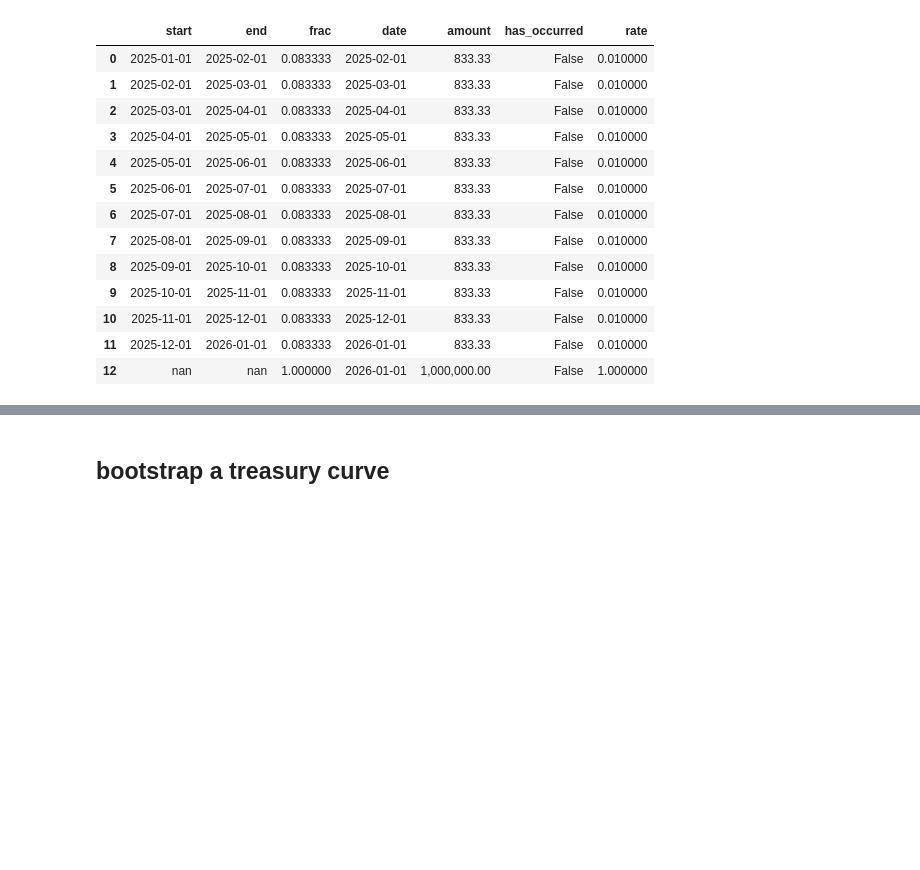
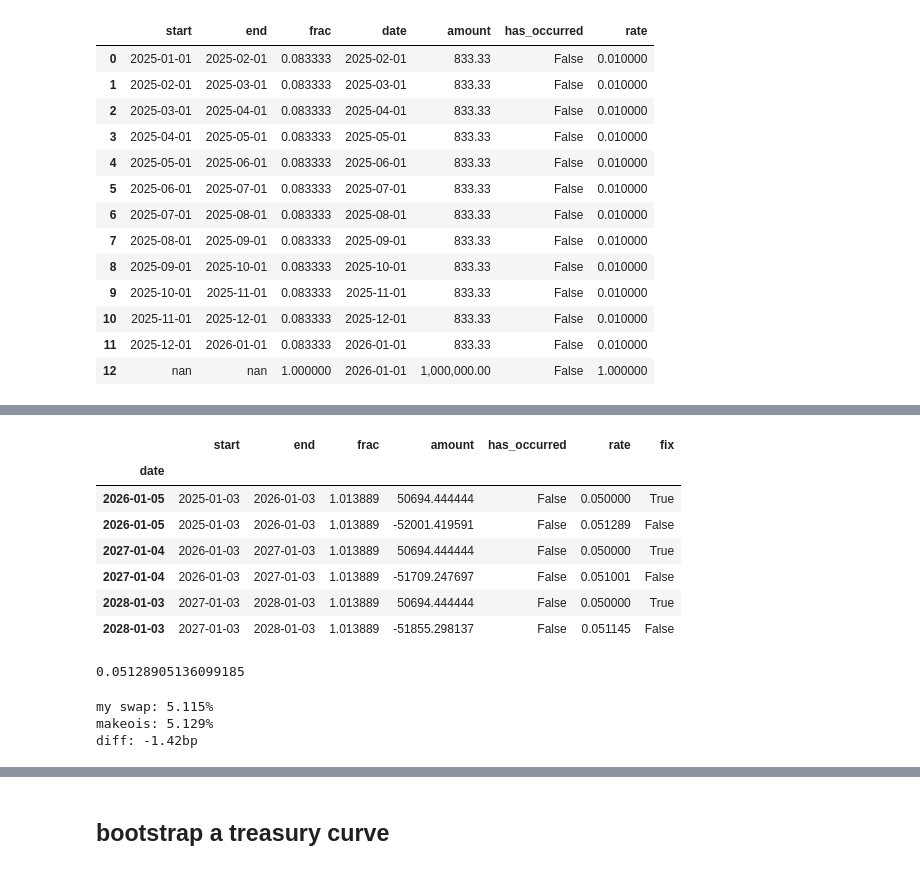
Before and after one commit to alienbrett/financial-security-classes, a Jupyter notebook: fixed_income.ipynb, the cells around one changed output, grey strips where cells are left out. Drawn from its saved outputs; the diff is of its cells as text; code cells hidden in the pictures; blank space fills up the shorter version.

```diff
--- a/fixed_income.ipynb
+++ b/fixed_income.ipynb
@@ -30,7 +27,10 @@ from operator import add, sub, mul
 T = TypeVar('T')
 ListOrT = Union[List[T], T]
 
-ql.Settings.instance().evaluationDate = ql.Date(1, 1, 2025)
+ql.Settings.instance().evaluationDate = ql.Date(3, 1, 2025)
+
+usd_ccy = fs.FiatCurrency( ticker='USD', gsid='USD')
+usd = fs.create_reference_from_security(usd_ccy)
 # %%
 acc1 = fs.AccrualInfo(
     start=datetime.date(2025,1,1),
@@ -199,19 +202,20 @@ bnd1.model_dump()
 # %%
 swp_ntnl = 1_000_000
-swp_start = datetime.date(2025,1,1)
-swp_end = '5y'
+swp_start = datetime.date(2025,1,3)
+swp_end = '3y'
 swp_index = 'SOFR'
 swp = fs.Swap.make_ois(
-    start=datetime.date(2025, 1, 1),
-    end='5y',
-    rate=3.5 / 100,
+    ccy=usd,
+    start=swp_start,
+    end=swp_end,
+    rate=5.0 / 100,
     dc_fix=fs.DayCount.Actual360,
     dc_float=fs.DayCount.Actual360,
     freq_fix=1,
     freq_float=1,
-    index='SOFR',
+    index=swp_index,
     cal_pay=fs.Calendar.US_SOFR,
-    notional=1_000_000,
+    notional=swp_ntnl,
     pay_delay=fs.Period(period='2d'),
 )
 display(swp.model_dump())
@@ -277,4 +250,8 @@ ql_curve_raw = ql.FlatForward(
 ql_curve = ql.YieldTermStructureHandle(ql_curve_raw)
 
 swp_engine = ql.DiscountingSwapEngine(ql_curve)
+sofr_idx = ql.Sofr(ql_curve)
+swp_lookup = {
+    'SOFR': sofr_idx,
+}
 # %%
@@ -292,0 +272,36 @@ ql_swp.fairRate()
+# %%
+swp.cashflows_df( index_lookup=swp_lookup )
+# %% [output]
+|  | start | end | frac | amount | has_occurred | rate | fix |
+| date |  |  |  |  |  |  |  |
+| 2026-01-05 | 2025-01-03 | 2026-01-03 | 1.013889 | 50694.444444 | False | 0.050000 | True |
+| 2026-01-05 | 2025-01-03 | 2026-01-03 | 1.013889 | -52001.419591 | False | 0.051289 | False |
+| 2027-01-04 | 2026-01-03 | 2027-01-03 | 1.013889 | 50694.444444 | False | 0.050000 | True |
+| 2027-01-04 | 2026-01-03 | 2027-01-03 | 1.013889 | -51709.247697 | False | 0.051001 | False |
+| 2028-01-03 | 2027-01-03 | 2028-01-03 | 1.013889 | 50694.444444 | False | 0.050000 | True |
+| 2028-01-03 | 2027-01-03 | 2028-01-03 | 1.013889 | -51855.298137 | False | 0.051145 | False |
+# %%
+# help(ql.MakeOIS)
+ql_swp2 = ql.MakeOIS(
+    ql.Period(swp_end),
+    sofr_idx,
+    0.05,
+    paymentLag=2,
+    paymentCalendar=ql.UnitedStates( ql.UnitedStates.SOFR ),
+    paymentAdjustmentConvention=ql.Following,
+    endOfMonth=False,
+)
+ql_swp2.setPricingEngine(swp_engine)
+ql_swp2.fairRate()
+# %% [output]
+0.05128905136099185
+# %%
+print(f'''
+my swap: {ql_swp.fairRate():,.3%}
+makeois: {ql_swp2.fairRate():,.3%}
+diff: {(ql_swp.fairRate()-ql_swp2.fairRate())*10000:+,.2f}bp
+''')
+# %% [output]
+my swap: 5.115%
+makeois: 5.129%
+diff: -1.42bp
```
Also changed, not shown: parts of 20 cells of this notebook, 3 other files.
